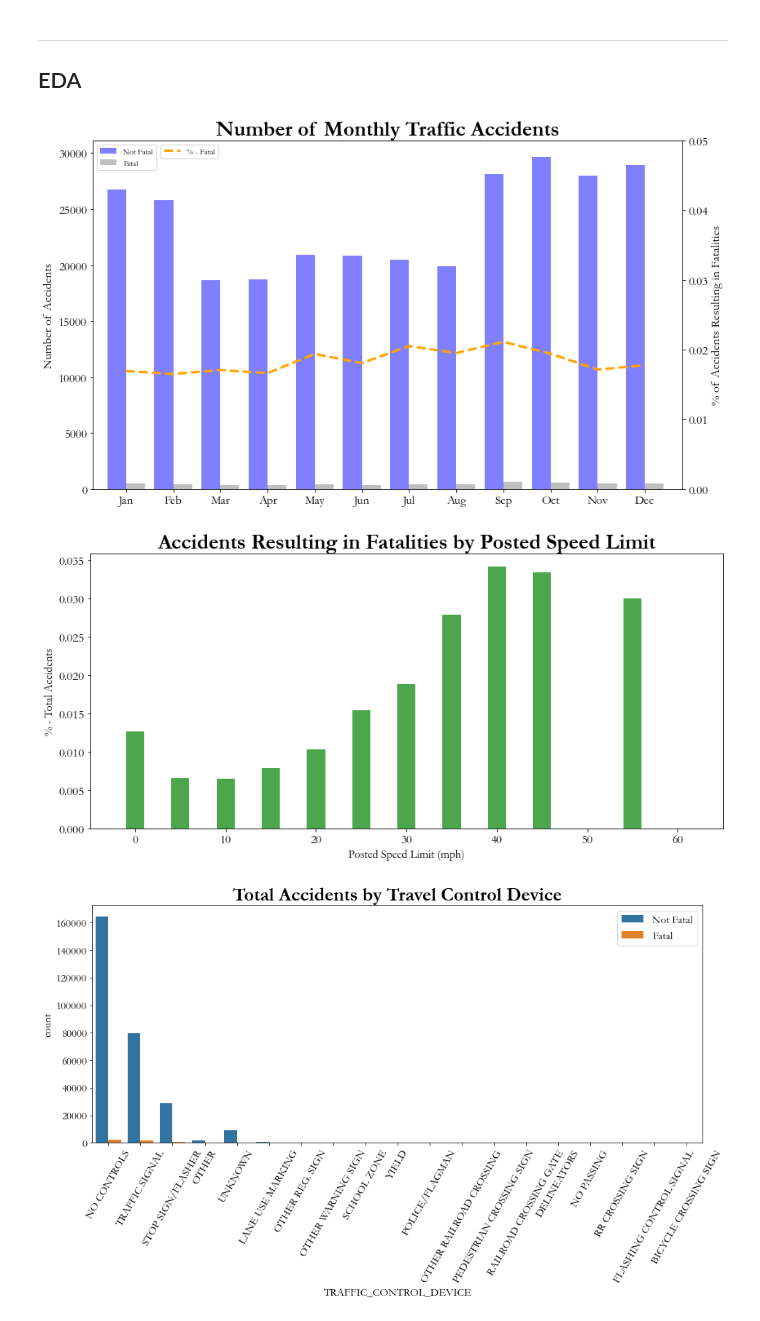
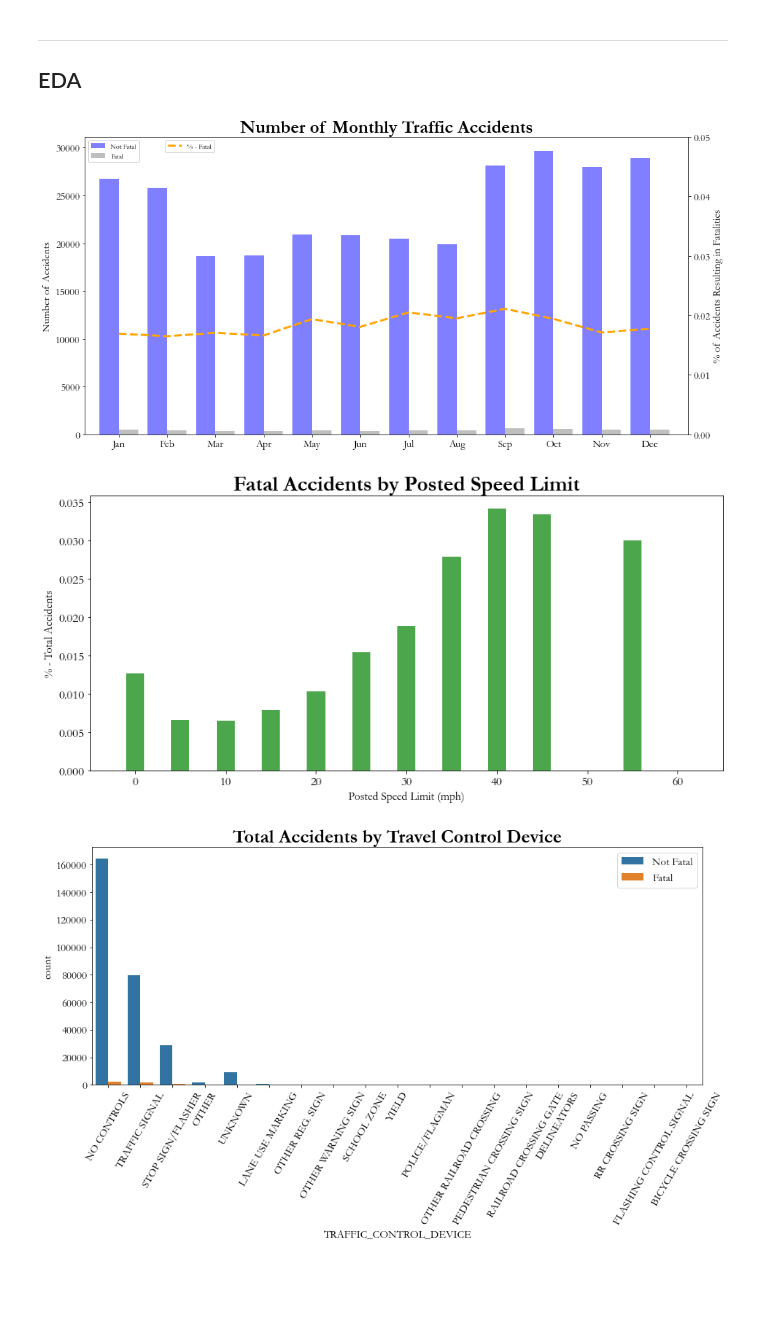
Before and after one commit to Morgan-Sell/chi-traffic-accidents, a Jupyter notebook: chi-traffic-preso-eda.ipynb, the cells around one changed output. Drawn from its saved outputs; the diff is of its cells as text; code cells hidden in the pictures; blank space fills up the shorter version.

```diff
--- a/chi-traffic-preso-eda.ipynb
+++ b/chi-traffic-preso-eda.ipynb
@@ -88,41 +93,41 @@ pos = list(range(len(month_fatal_df['month'])))
 width = 0.4
 months = ['Jan', 'Feb', 'Mar', 'Apr', 'May', 'Jun', 'Jul', 'Aug', 'Sep', 'Oct', 'Nov', 'Dec']
 
-fig, ax1 = plt.subplots(figsize=(12,7))
+fig, ax1 = plt.subplots(figsize=(14,7))
 
 ax1.bar(pos, month_fatal_df['num_not_fatal'], width, alpha=0.5, color='b', label='Not Fatal')
 ax1.bar([p + width for p in pos], month_fatal_df['num_fatal'], width, alpha=0.5, color='grey', label='Fatal')
 ax1.set_ylabel('Number of Accidents')
 ax1.set_xticks([p + 0.5 * width for p in pos])
 ax1.set_xticklabels(months)
 ax1.set_title('Number of Monthly Traffic Accidents', fontsize=26, fontweight='bold')
 
 ax1.set_xlim(-0.5, 12)
 
 ax1.legend(loc='upper left', facecolor='white', fontsize=10)
 ax1.spines['top'].set_visible(False)
 ax1.spines['right'].set_visible(False)
 ax1.spines['bottom'].set_visible(False)
 ax1.spines['left'].set_visible(False)
 ax1.grid(color=None, linestyle='None')
 ax1.set_facecolor('white')
 plt.rcParams['font.family'] = 'garamond'
 
 # Share x-axis
 ax2=ax1.twinx()
 
 ax2.set_ylabel('% of Accidents Resulting in Fatalities')
 ax2.set_ylim(0,0.05)
 ax2.plot([p + width/2 for p in pos], month_fatal_df['prcnt_fatal'] , color='orange', linestyle='--', linewidth=3,
          label='% - Fatal')
 
 ax2.legend(bbox_to_anchor=(0, 0, 0.22, 1.0), facecolor='white', fontsize=10)
 ax2.grid(color=None, linestyle='None')
 plt.tight_layout();
 
 #print("Returns TRUE if Total # of Accidents Reconcile: ", (sum(month_fatal_df['total'])==len(accidents)))
 # %% [output]
-[figure, old version]
+[figure, new version]
 # %%
 # ACCIDENTS BY DAY OF THE WEEK
 
@@ -140,7 +145,7 @@ spd_prcnt_fatal_arr = spd_lim_pivot['prcnt_fatal'].values
 spd_total_arr_nrml = spd_lim_pivot['total'].values / sum(spd_lim_pivot['total'])
 
 ax.bar(spd_arr, spd_prcnt_fatal_arr , color='green', alpha=0.7, width=2, label='% - Total')
-ax.set_title('Accidents Resulting in Fatalities by Posted Speed Limit', fontsize=26, fontweight='bold')
+ax.set_title('Fatal Accidents by Posted Speed Limit', fontsize=26, fontweight='bold')
 ax.set_xlabel('Posted Speed Limit (mph)', fontsize=14)
 ax.set_ylabel('% - Total Accidents', fontsize=14)
 ax.set_xlim(-5,65)
@@ -148,7 +153,7 @@ ax.set_xlim(-5,65)
 fig.tight_layout();
 fig.savefig('fatal_speed_lim.png')
 # %% [output]
-[figure, old version]
+[figure, new version]
 # %%
 plt.figure(figsize=(15,6))
 sns.countplot(x='TRAFFIC_CONTROL_DEVICE', data=accidents, hue='fatal_incap')
```
Also changed, not shown: parts of 4 cells of this notebook.
